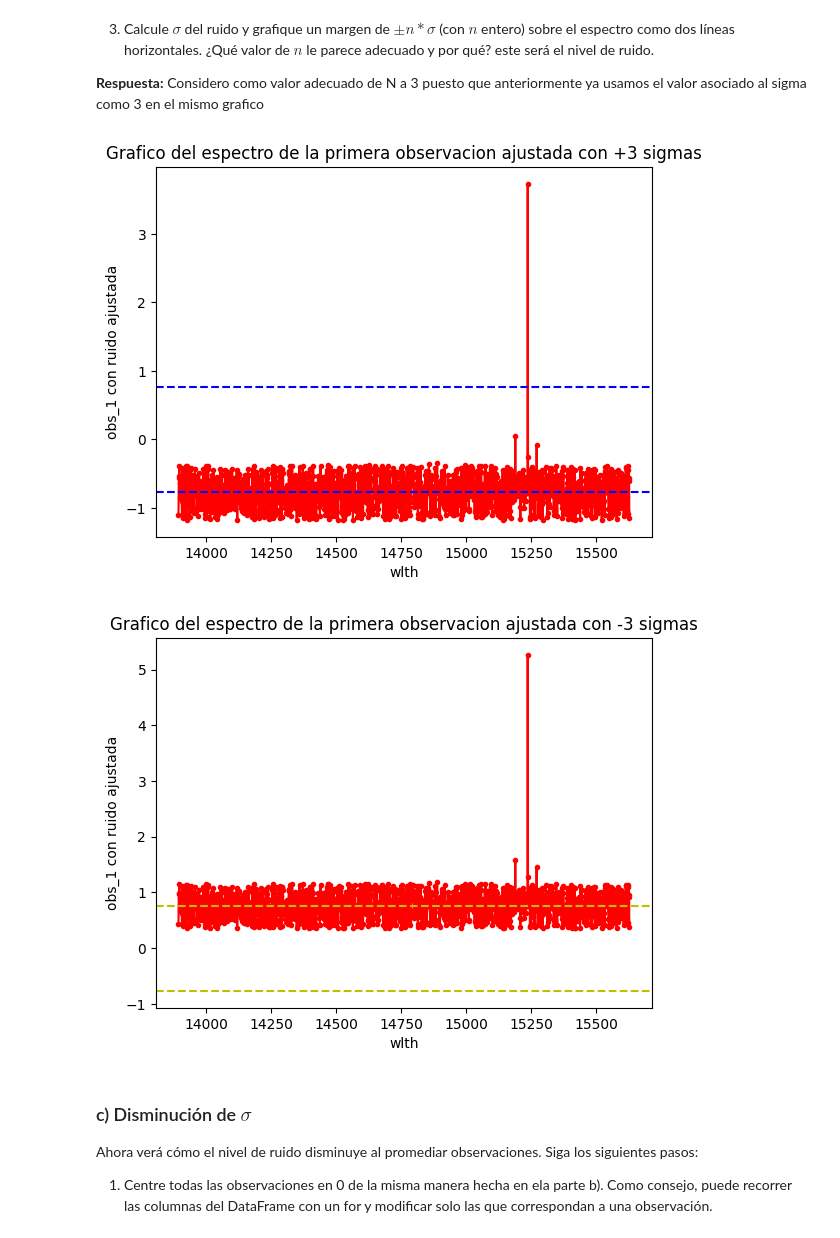
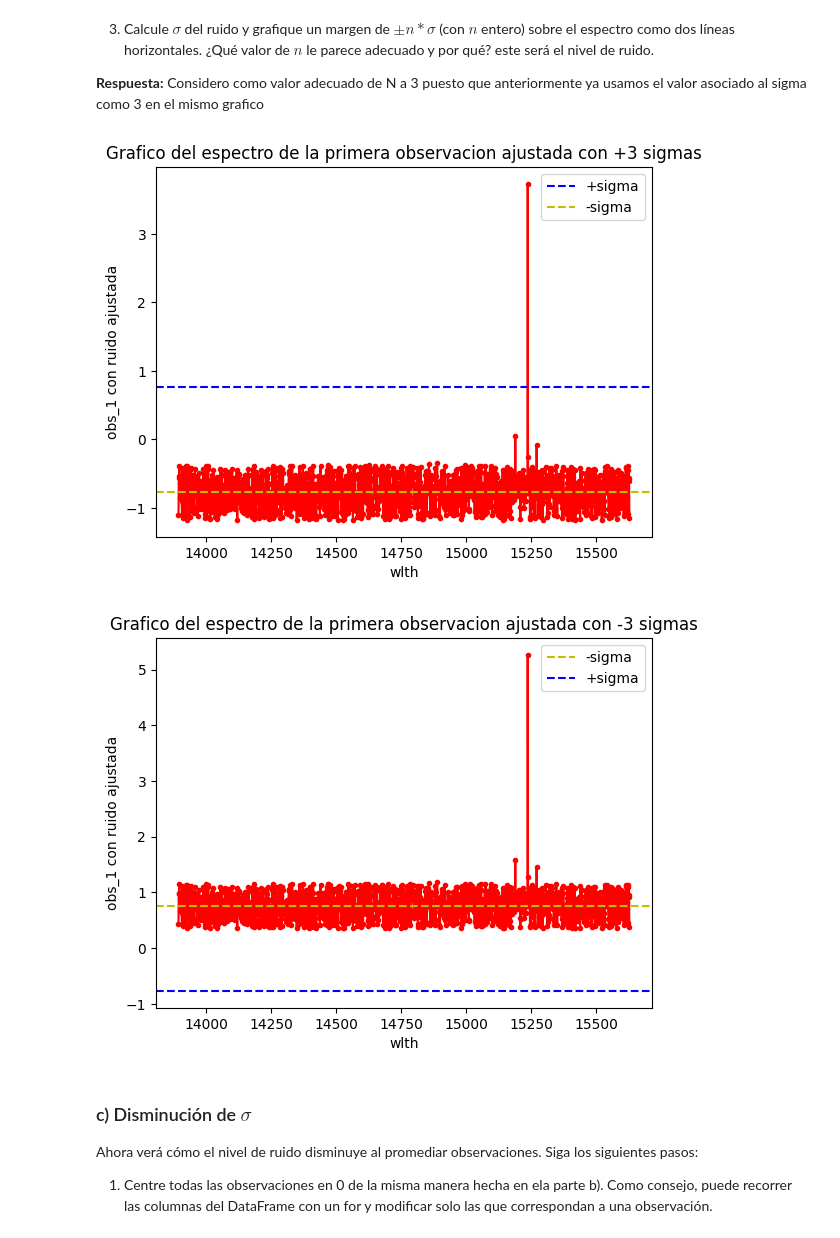
Before and after one commit to benjaaamin-waaa/Tarea-2, a Jupyter notebook: Tarea2.ipynb, the cells around one changed output. Saved outputs shown, nothing was run; the diff lists cells and outputs as text; code cells hidden in the pictures.

```diff
--- a/Tarea2.ipynb
+++ b/Tarea2.ipynb
@@ -375,25 +375,27 @@ plt.show()
 # %%
 sigma_ruido=ruido.std()#calculamos la desviacion estandar para el ruido +3 sigmas y con -3 sigmas
 sigma_ruido_2=ruido_2.std()
 
 plt.plot(columna_wlth,centrado_0_ruido,color='r',marker='.')#creamos los graficos para +3 sigma y para -3sigmas
 plt.axhline(y=3*sigma_ruido,color='b',linestyle='--',label='+sigma') #ponemos las lineas horizontales
-plt.axhline(y=-3*sigma_ruido,color='b',linestyle='--',label='+sigma')
+plt.axhline(y=-3*sigma_ruido,color='y',linestyle='--',label='-sigma')
+plt.legend(loc = 'upper right')
 plt.ylabel('obs_1 con ruido ajustada')
 plt.xlabel('wlth')
 plt.title('Grafico del espectro de la primera observacion ajustada con +3 sigmas')
 plt.show()
 
 plt.plot(columna_wlth,centrado_0_ruido2,color='r',marker='.')#aqui empieza para -3sigmas
 plt.axhline(y=3*sigma_ruido_2,color='y',linestyle='--',label='-sigma')#ponemos las lineas horizontales
-plt.axhline(y=-3*sigma_ruido_2,color='y',linestyle='--',label='-sigma')
+plt.axhline(y=-3*sigma_ruido_2,color='b',linestyle='--',label='+sigma')
 plt.ylabel('obs_1 con ruido ajustada')
 plt.xlabel('wlth')
+plt.legend(loc = 'upper right')
 plt.title('Grafico del espectro de la primera observacion ajustada con -3 sigmas')
 plt.show()
 # %% [output]
-[figure, old version]
+[figure, new version]
-[figure, old version]
+[figure, new version]
 # %% [markdown]
 ### c) Disminución de $\sigma$
 
```
Also changed, not shown: parts of 2 cells of this notebook.
